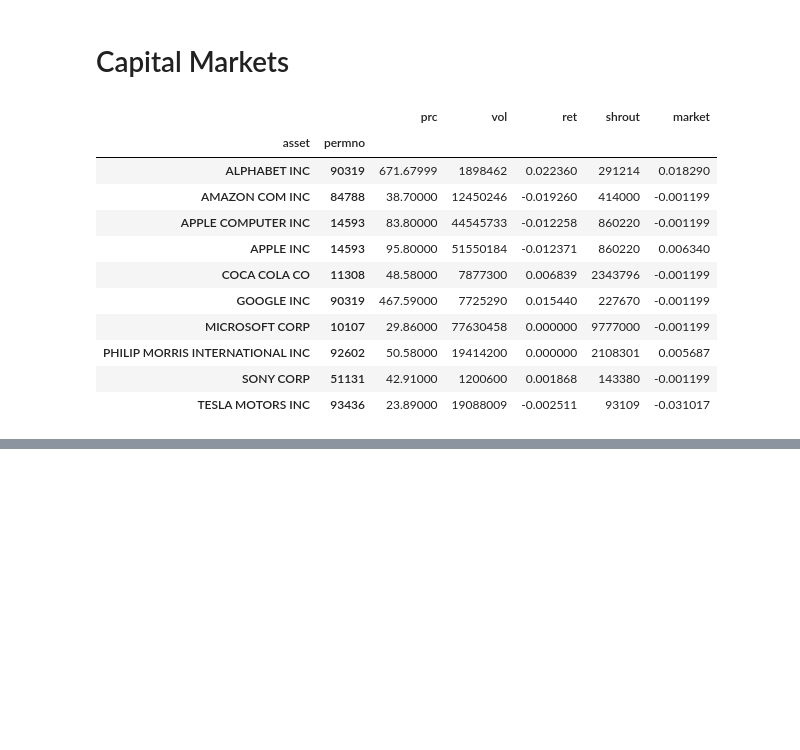
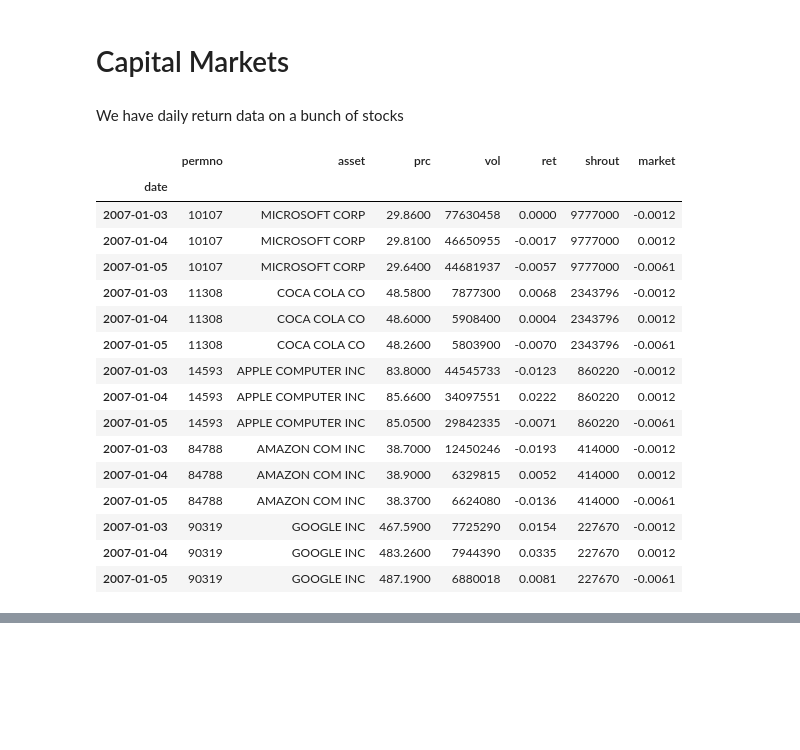
Before and after one commit to AndreaBarbon/Statistical-methods, a Jupyter notebook: Regression Analysis.ipynb, the cells around one changed output, grey strips where cells are left out. Cells and saved outputs as stored; diff of their text form; code cells hidden in the pictures; blank space fills up the shorter version.

```diff
--- a/Regression Analysis.ipynb
+++ b/Regression Analysis.ipynb
@@ -538,6 +429,7 @@ data = pd.read_csv('CRSP.csv',
 data.columns = list( map( lambda x : x.lower(), data.columns) )
 data.rename_axis({'comnam':'asset', 'sprtrn':'market'}, inplace=1, axis=1)
 data = data.set_index('date')
+data = data[ ~ data['permno'].isin([93436, 92602, 51131])]
 
 class Stock:
     def __init__( self, permno, color, data=data ):
@@ -546,14 +438,13 @@ class Stock:
         self.mask   = (data['permno']==permno)
         self.name   = data[self.mask]['asset'].iloc[0]
 
+
 CocaCola     = Stock( 11308, sns.xkcd_rgb['red']  )
 Apple        = Stock( 14593, sns.xkcd_rgb['denim blue'] )
-PhilipMorris = Stock( 92602, sns.xkcd_rgb['dark grey'] )
-Tesla        = Stock( 93436, sns.xkcd_rgb['teal'] )
 Google       = Stock( 90319, sns.xkcd_rgb['teal'] )
 Microsoft    = Stock( 10107, sns.xkcd_rgb['teal'] )
 Amazon       = Stock( 84788, sns.xkcd_rgb['teal'] )
-Sony         = Stock( 51131, sns.xkcd_rgb['teal'] )
+#Sony         = Stock( 51131, sns.xkcd_rgb['teal'] )
 
 def CAPM_reg(stock, period=None):
     df = data[stock.mask].dropna()
@@ -561,19 +452,28 @@ def CAPM_reg(stock, period=None):
         df = df[df.index.isin(period)]
     y  = df['ret']
     x  = sm.add_constant(df['market'] )
-    return sm.OLS(y,x).fit()
+    return reg_table(y,x)
+
+pd.set_option('display.float_format', lambda x:'%1.4f'%x)
+# %% [markdown]
+We have daily return data on a bunch of stocks
 # %%
-data.groupby(['asset', 'permno']).first()
+data.groupby(['permno']).head(3)
 # %% [output]
-|  |  | prc | vol | ret | shrout | market |
-| asset | permno |  |  |  |  |  |
-| ALPHABET INC | 90319 | 671.67999 | 1898462 | 0.022360 | 291214 | 0.018290 |
-| AMAZON COM INC | 84788 | 38.70000 | 12450246 | -0.019260 | 414000 | -0.001199 |
-| APPLE COMPUTER INC | 14593 | 83.80000 | 44545733 | -0.012258 | 860220 | -0.001199 |
-| APPLE INC | 14593 | 95.80000 | 51550184 | -0.012371 | 860220 | 0.006340 |
-| COCA COLA CO | 11308 | 48.58000 | 7877300 | 0.006839 | 2343796 | -0.001199 |
-| GOOGLE INC | 90319 | 467.59000 | 7725290 | 0.015440 | 227670 | -0.001199 |
-| MICROSOFT CORP | 10107 | 29.86000 | 77630458 | 0.000000 | 9777000 | -0.001199 |
-| PHILIP MORRIS INTERNATIONAL INC | 92602 | 50.58000 | 19414200 | 0.000000 | 2108301 | 0.005687 |
-| SONY CORP | 51131 | 42.91000 | 1200600 | 0.001868 | 143380 | -0.001199 |
-| TESLA MOTORS INC | 93436 | 23.89000 | 19088009 | -0.002511 | 93109 | -0.031017 |
+|  | permno | asset | prc | vol | ret | shrout | market |
+| date |  |  |  |  |  |  |  |
+| 2007-01-03 | 10107 | MICROSOFT CORP | 29.8600 | 77630458 | 0.0000 | 9777000 | -0.0012 |
+| 2007-01-04 | 10107 | MICROSOFT CORP | 29.8100 | 46650955 | -0.0017 | 9777000 | 0.0012 |
+| 2007-01-05 | 10107 | MICROSOFT CORP | 29.6400 | 44681937 | -0.0057 | 9777000 | -0.0061 |
+| 2007-01-03 | 11308 | COCA COLA CO | 48.5800 | 7877300 | 0.0068 | 2343796 | -0.0012 |
+| 2007-01-04 | 11308 | COCA COLA CO | 48.6000 | 5908400 | 0.0004 | 2343796 | 0.0012 |
+| 2007-01-05 | 11308 | COCA COLA CO | 48.2600 | 5803900 | -0.0070 | 2343796 | -0.0061 |
+| 2007-01-03 | 14593 | APPLE COMPUTER INC | 83.8000 | 44545733 | -0.0123 | 860220 | -0.0012 |
+| 2007-01-04 | 14593 | APPLE COMPUTER INC | 85.6600 | 34097551 | 0.0222 | 860220 | 0.0012 |
+| 2007-01-05 | 14593 | APPLE COMPUTER INC | 85.0500 | 29842335 | -0.0071 | 860220 | -0.0061 |
+| 2007-01-03 | 84788 | AMAZON COM INC | 38.7000 | 12450246 | -0.0193 | 414000 | -0.0012 |
+| 2007-01-04 | 84788 | AMAZON COM INC | 38.9000 | 6329815 | 0.0052 | 414000 | 0.0012 |
+| 2007-01-05 | 84788 | AMAZON COM INC | 38.3700 | 6624080 | -0.0136 | 414000 | -0.0061 |
+| 2007-01-03 | 90319 | GOOGLE INC | 467.5900 | 7725290 | 0.0154 | 227670 | -0.0012 |
+| 2007-01-04 | 90319 | GOOGLE INC | 483.2600 | 7944390 | 0.0335 | 227670 | 0.0012 |
+| 2007-01-05 | 90319 | GOOGLE INC | 487.1900 | 6880018 | 0.0081 | 227670 | -0.0061 |
```
Also changed, not shown: parts of 107 cells of this notebook, 2 other files.
